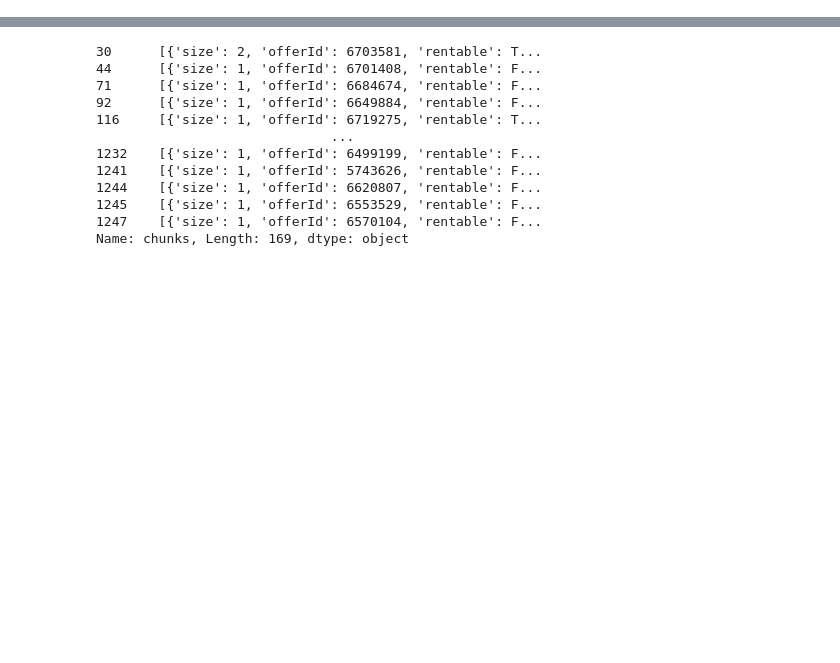
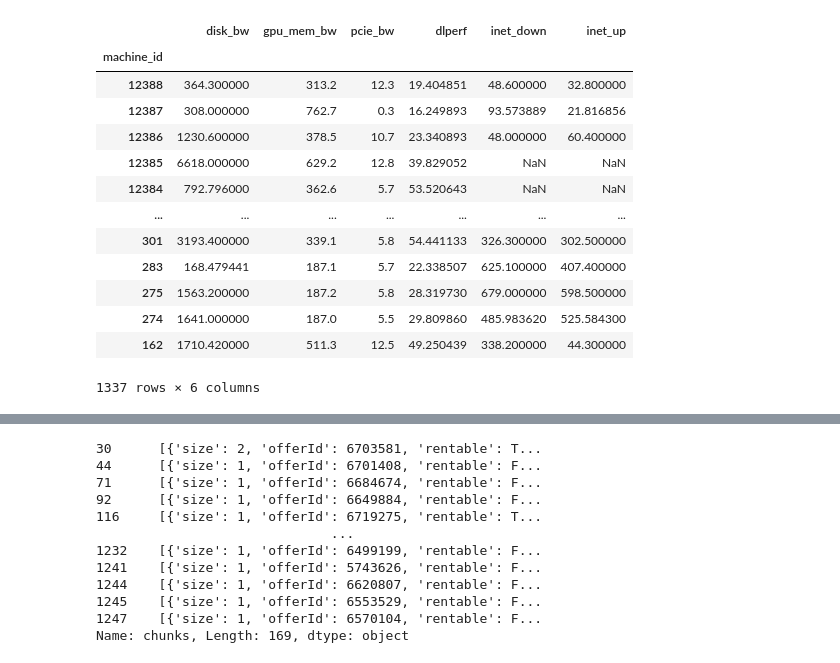
Before and after one commit to alkorolyov/vast-stats, a Jupyter notebook: notebooks/10 - tests.ipynb, the cells around one changed output, grey strips where cells are left out. Drawn from its saved outputs; the diff is of its cells as text; code cells hidden in the pictures; blank space fills up the shorter version.

```diff
--- a/notebooks/10 - tests.ipynb
+++ b/notebooks/10 - tests.ipynb
@@ -18,0 +48,18 @@ conn.close()
+# %%
+df.query('gpu_name == "RTX 4090"')[AVG_COLS]
+df[AVG_COLS]
+# %% [output]
+|  | disk_bw | gpu_mem_bw | pcie_bw | dlperf | inet_down | inet_up |
+| machine_id |  |  |  |  |  |  |
+| 12388 | 364.300000 | 313.2 | 12.3 | 19.404851 | 48.600000 | 32.800000 |
+| 12387 | 308.000000 | 762.7 | 0.3 | 16.249893 | 93.573889 | 21.816856 |
+| 12386 | 1230.600000 | 378.5 | 10.7 | 23.340893 | 48.000000 | 60.400000 |
+| 12385 | 6618.000000 | 629.2 | 12.8 | 39.829052 | NaN | NaN |
+| 12384 | 792.796000 | 362.6 | 5.7 | 53.520643 | NaN | NaN |
+| ... | ... | ... | ... | ... | ... | ... |
+| 301 | 3193.400000 | 339.1 | 5.8 | 54.441133 | 326.300000 | 302.500000 |
+| 283 | 168.479441 | 187.1 | 5.7 | 22.338507 | 625.100000 | 407.400000 |
+| 275 | 1563.200000 | 187.2 | 5.8 | 28.319730 | 679.000000 | 598.500000 |
+| 274 | 1641.000000 | 187.0 | 5.5 | 29.809860 | 485.983620 | 525.584300 |
+| 162 | 1710.420000 | 511.3 | 12.5 | 49.250439 | 338.200000 | 44.300000 |
+1337 rows × 6 columns
```
Also changed, not shown: parts of 8 cells of this notebook, 4 other files.
